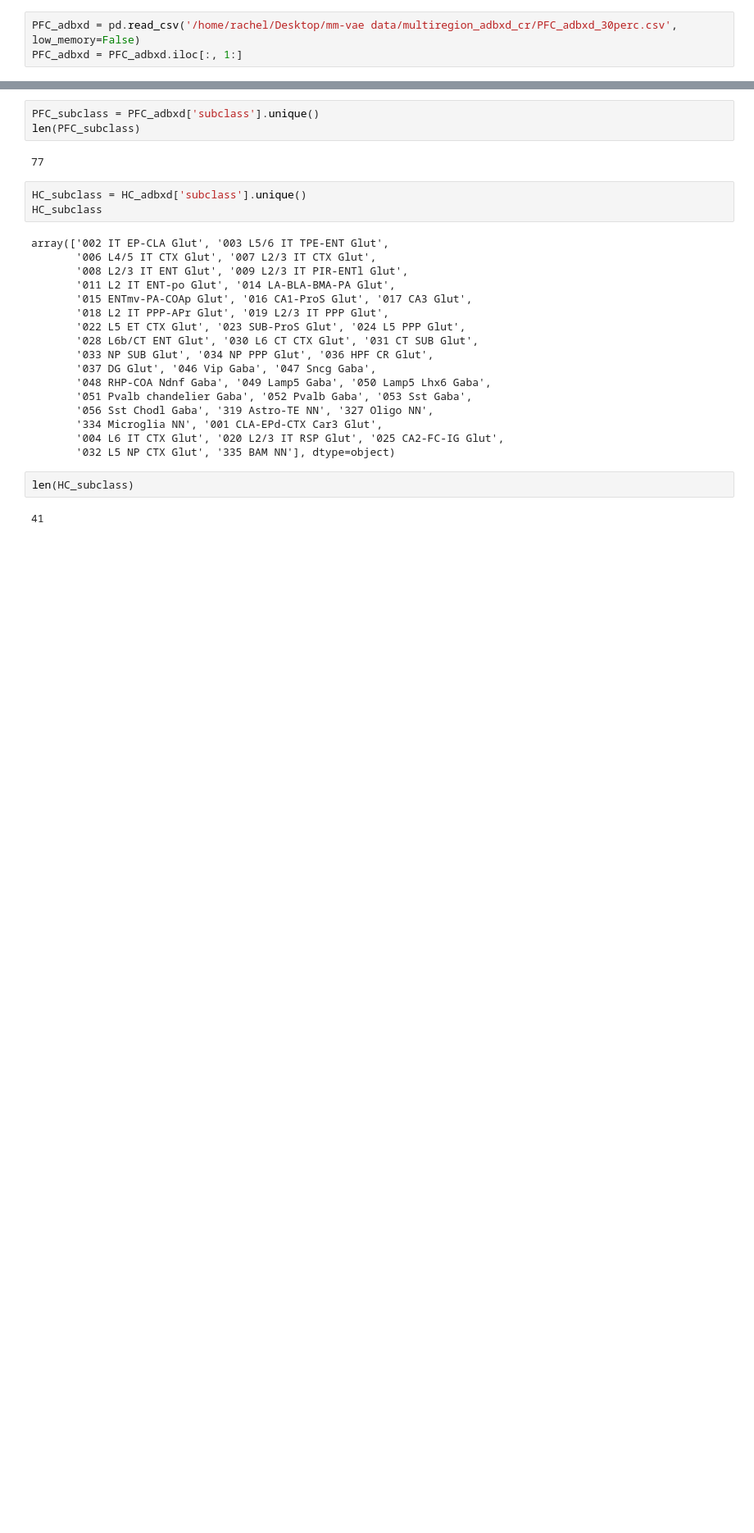
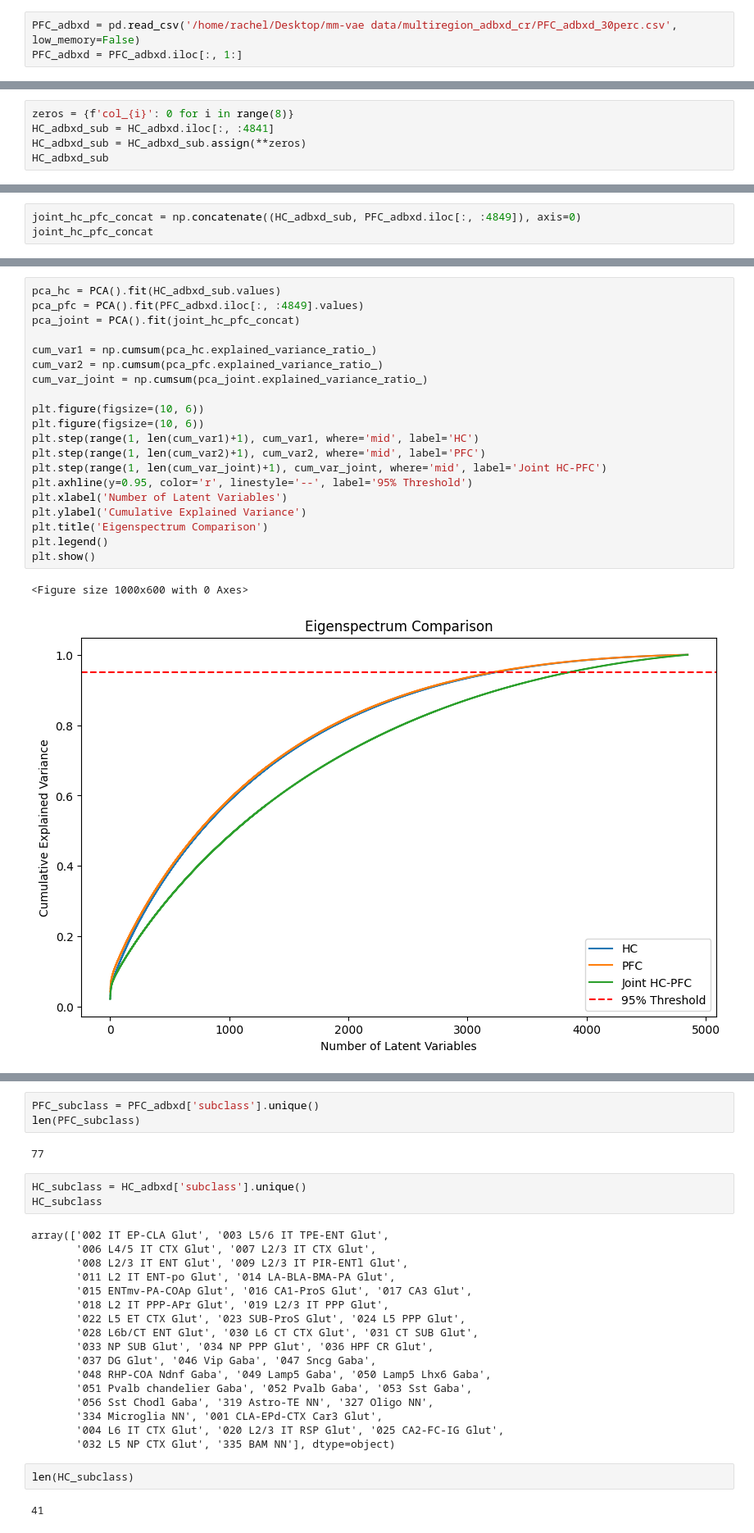
Before and after one commit to draeloslab/mm-vae, a Jupyter notebook: make_joint_data.ipynb, the cells around one changed output, grey strips where cells are left out. Shown at 82% size. Drawn from its saved outputs; the diff is of its cells as text; blank space fills up the shorter version.

```diff
--- a/make_joint_data.ipynb
+++ b/make_joint_data.ipynb
@@ -53,0 +58,5 @@ PFC_adbxd = PFC_adbxd.iloc[:, 1:]
+# %%
+zeros = {f'col_{i}': 0 for i in range(8)}
+HC_adbxd_sub = HC_adbxd.iloc[:, :4841]
+HC_adbxd_sub = HC_adbxd_sub.assign(**zeros)
+HC_adbxd_sub
@@ -53,0 +77,3 @@ PFC_adbxd = PFC_adbxd.iloc[:, 1:]
+# %%
+joint_hc_pfc_concat = np.concatenate((HC_adbxd_sub, PFC_adbxd.iloc[:, :4849]), axis=0)
+joint_hc_pfc_concat
@@ -54 +94,24 @@ PFC_adbxd = PFC_adbxd.iloc[:, 1:]
+# %%
+pca_hc = PCA().fit(HC_adbxd_sub.values)
+pca_pfc = PCA().fit(PFC_adbxd.iloc[:, :4849].values)
+pca_joint = PCA().fit(joint_hc_pfc_concat)
+
+cum_var1 = np.cumsum(pca_hc.explained_variance_ratio_)
+cum_var2 = np.cumsum(pca_pfc.explained_variance_ratio_)
+cum_var_joint = np.cumsum(pca_joint.explained_variance_ratio_)
+
+plt.figure(figsize=(10, 6))
+plt.figure(figsize=(10, 6))
+plt.step(range(1, len(cum_var1)+1), cum_var1, where='mid', label='HC')
+plt.step(range(1, len(cum_var2)+1), cum_var2, where='mid', label='PFC')
+plt.step(range(1, len(cum_var_joint)+1), cum_var_joint, where='mid', label='Joint HC-PFC')
+plt.axhline(y=0.95, color='r', linestyle='--', label='95% Threshold')
+plt.xlabel('Number of Latent Variables')
+plt.ylabel('Cumulative Explained Variance')
+plt.title('Eigenspectrum Comparison')
+plt.legend()
+plt.show()
+# %% [output]
+<Figure size 1000x600 with 0 Axes>
+[figure, added]
 # %%
```
Also changed, not shown: parts of 17 cells of this notebook, 8 other files.
